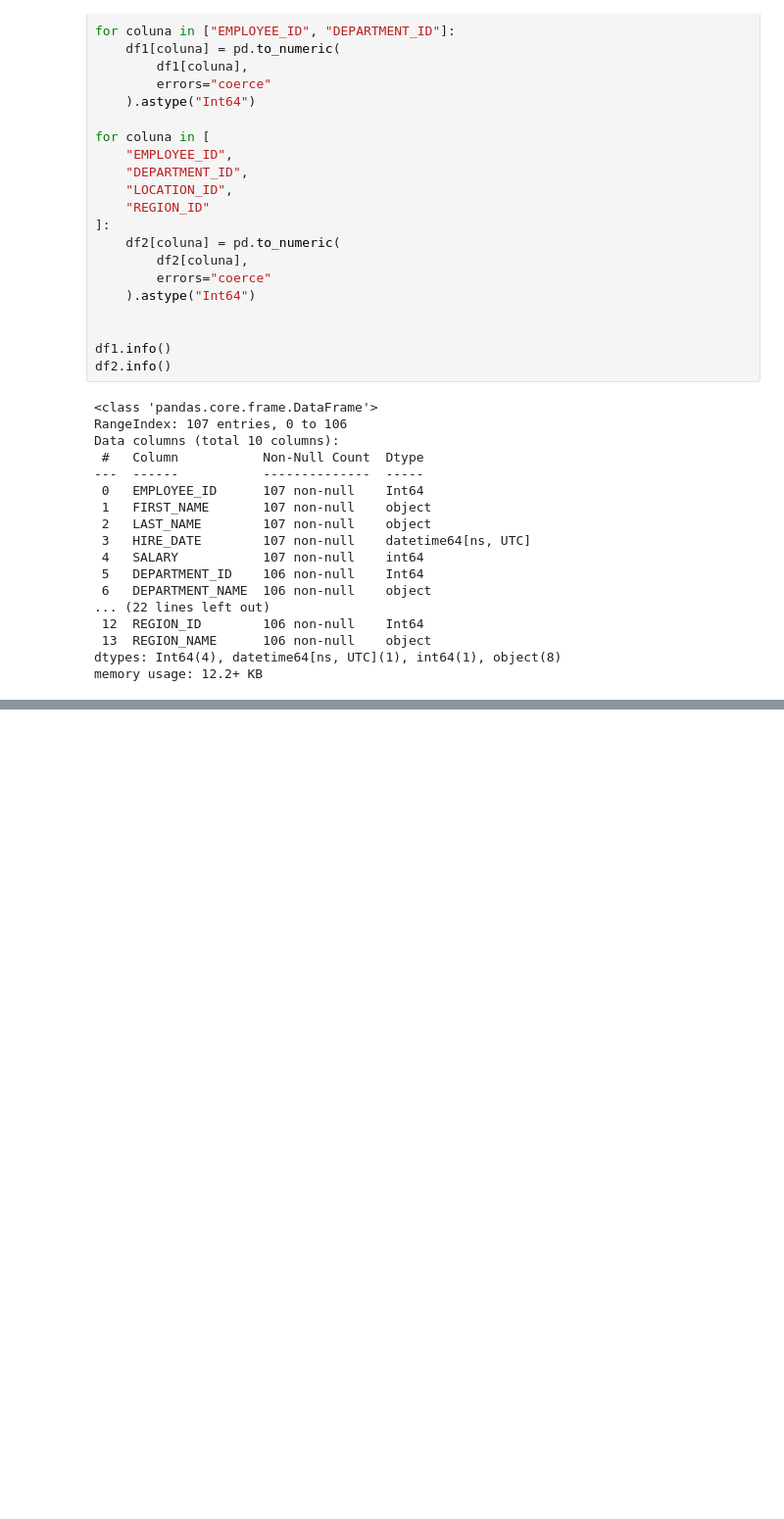
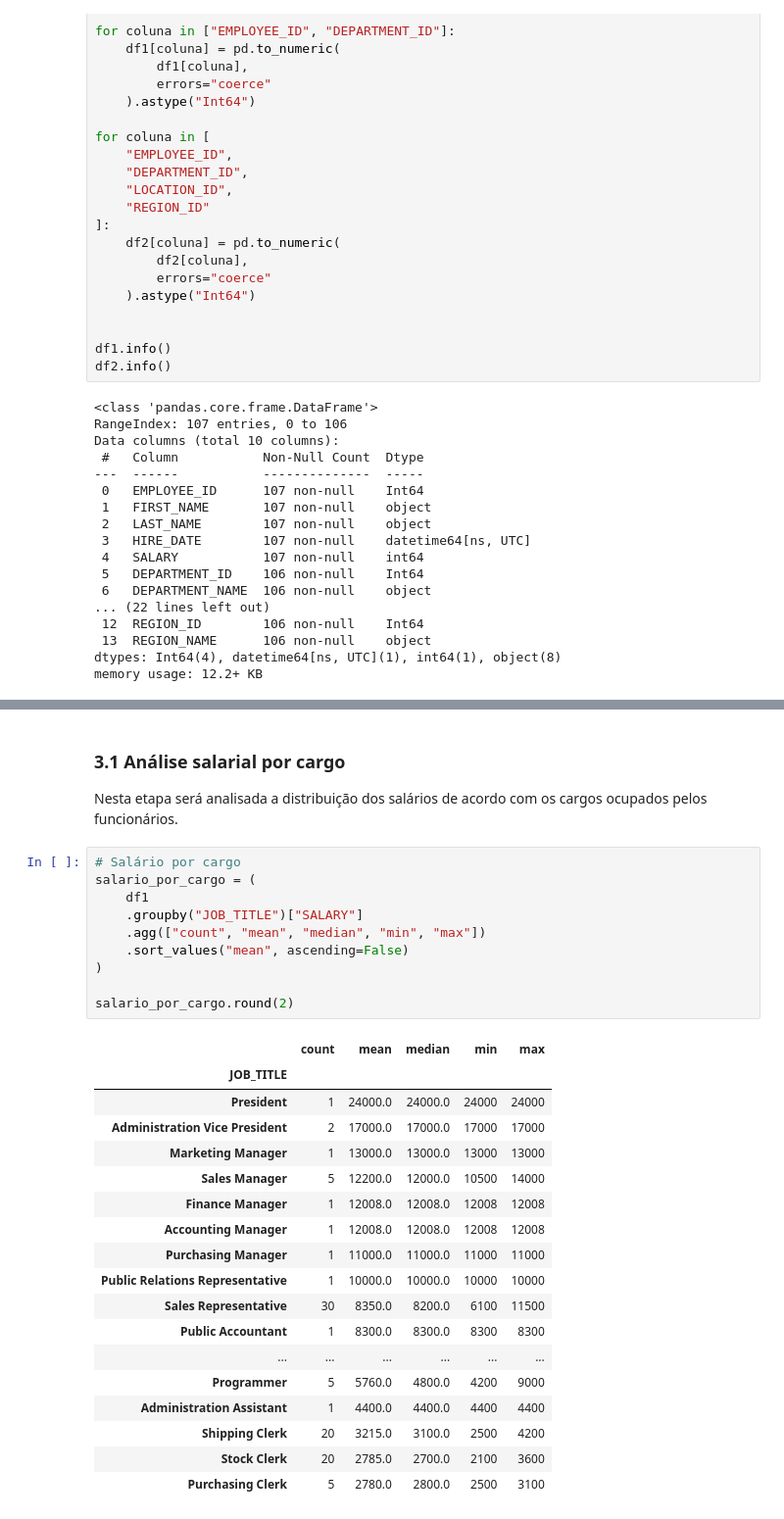
Before and after one commit to samuelbucco/Projeto_Final_Modulo_01_SCTEC, a Jupyter notebook: notebooks/analise_rh.ipynb, the cells around one changed output, grey strips where cells are left out. Shown at 98% size. Saved outputs shown, nothing was run; the diff lists cells and outputs as text; blank space fills up the shorter version.

```diff
--- a/notebooks/analise_rh.ipynb
+++ b/notebooks/analise_rh.ipynb
@@ -159,0 +233,33 @@ memory usage: 12.2+ KB
+# %% [markdown]
+### 3.1 Análise salarial por cargo
+
+Nesta etapa será analisada a distribuição dos salários de acordo com os cargos ocupados pelos funcionários.
+# %%
+# Salário por cargo
+salario_por_cargo = (
+    df1
+    .groupby("JOB_TITLE")["SALARY"]
+    .agg(["count", "mean", "median", "min", "max"])
+    .sort_values("mean", ascending=False)
+)
+
+salario_por_cargo.round(2)
+# %% [output]
+|  | count | mean | median | min | max |
+| JOB_TITLE |  |  |  |  |  |
+| President | 1 | 24000.0 | 24000.0 | 24000 | 24000 |
+| Administration Vice President | 2 | 17000.0 | 17000.0 | 17000 | 17000 |
+| Marketing Manager | 1 | 13000.0 | 13000.0 | 13000 | 13000 |
+| Sales Manager | 5 | 12200.0 | 12000.0 | 10500 | 14000 |
+| Finance Manager | 1 | 12008.0 | 12008.0 | 12008 | 12008 |
+| Accounting Manager | 1 | 12008.0 | 12008.0 | 12008 | 12008 |
+| Purchasing Manager | 1 | 11000.0 | 11000.0 | 11000 | 11000 |
+| Public Relations Representative | 1 | 10000.0 | 10000.0 | 10000 | 10000 |
+| Sales Representative | 30 | 8350.0 | 8200.0 | 6100 | 11500 |
+| Public Accountant | 1 | 8300.0 | 8300.0 | 8300 | 8300 |
+| ... | ... | ... | ... | ... | ... |
+| Programmer | 5 | 5760.0 | 4800.0 | 4200 | 9000 |
+| Administration Assistant | 1 | 4400.0 | 4400.0 | 4400 | 4400 |
+| Shipping Clerk | 20 | 3215.0 | 3100.0 | 2500 | 4200 |
+| Stock Clerk | 20 | 2785.0 | 2700.0 | 2100 | 3600 |
+| Purchasing Clerk | 5 | 2780.0 | 2800.0 | 2500 | 3100 |
```
Also changed, not shown: parts of 16 cells of this notebook.
